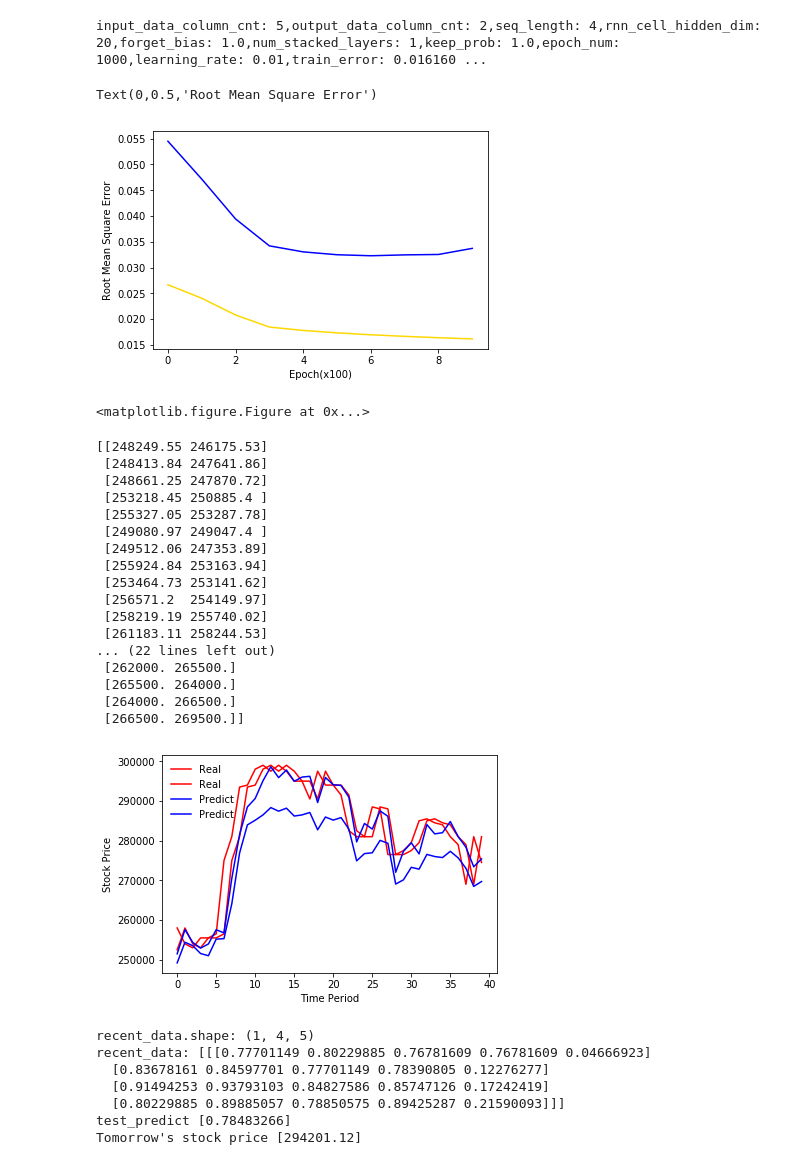
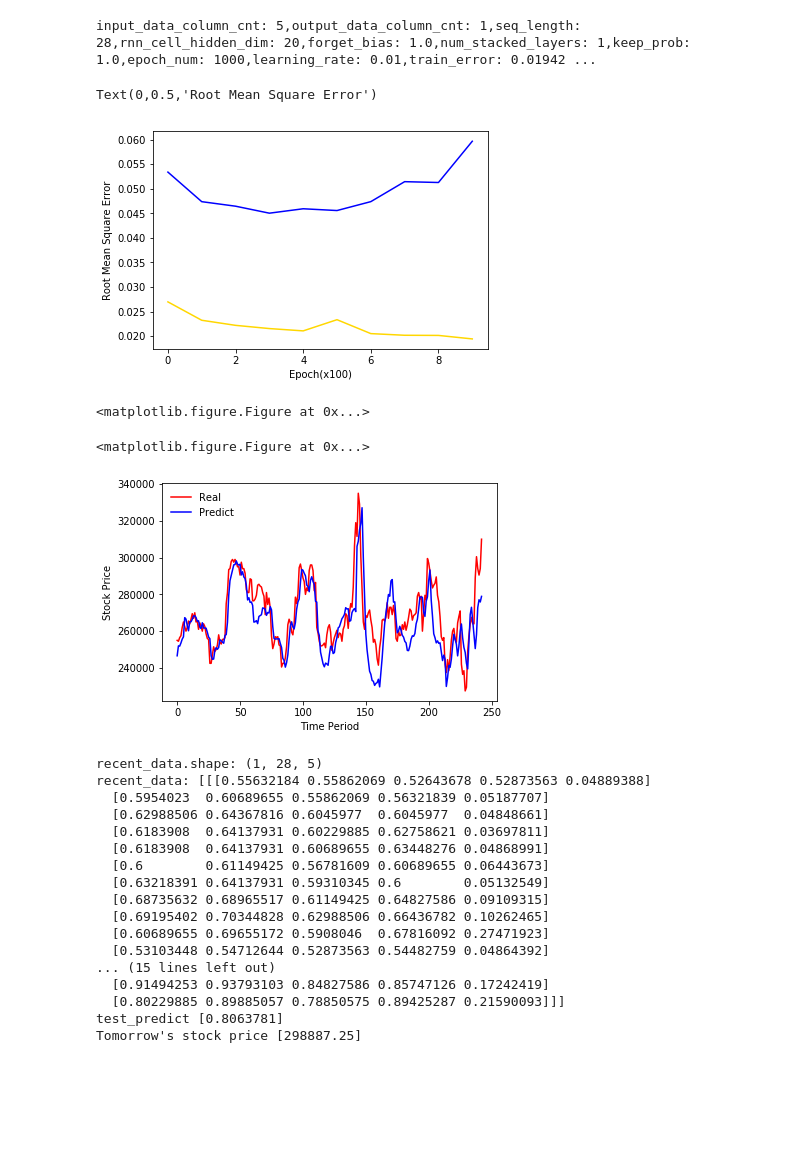
Before and after one commit to LeeKeon/AI, a Jupyter notebook: 2. SKKU/6.Project/1.testCode/1-7 Test Stock with sds bidirectional LSTM output 대신 state 2일예측.ipynb, the cells around one changed output. Saved outputs shown, nothing was run; the diff lists cells and outputs as text; code cells hidden in the pictures; blank space fills up the shorter version.

```diff
--- a/2. SKKU/6.Project/1.testCode/1-7 Test Stock with sds bidirectional LSTM output 대신 state 2일예측.ipynb
+++ b/2. SKKU/6.Project/1.testCode/1-7 Test Stock with sds bidirectional LSTM output 대신 state 2일예측.ipynb
@@ -10,10 +10,10 @@ os.environ['CUDA_VISIBLE_DEVICES'] = "2"
 
 # 하이퍼파라미터
 input_data_column_cnt = 5  # 입력데이터의 컬럼 개수(Variable 개수)
-output_data_column_cnt = 2 # 결과데이터의 컬럼 개수
+output_data_column_cnt = 1 # 결과데이터의 컬럼 개수
 
-predict_day = 2        # 예측하고자 하는 날짜
-seq_length = 4        # 1개 시퀀스의 길이(시계열데이터 입력 개수)
+predict_day = 2     # 예측하고자 하는 날짜
+seq_length = 28        # 1개 시퀀스의 길이(시계열데이터 입력 개수)
 rnn_cell_hidden_dim = 20   # 각 셀의 (hidden)출력 크기
 forget_bias = 1.0          # 망각편향(기본값 1.0)
 num_stacked_layers = 1     # stacked LSTM layers 개수
@@ -96,8 +96,8 @@ print("x[0]: ", x[0])    # x의 첫 값
 print("x[-1]: ", x[-1])  # x의 마지막 값
 print("="*100) # 화면상 구분용
 
-#y = x[:, [-2]] # 타켓은 주식 종가이다
-y = x[:,-2] # 타켓은 주식 종가이다
+y = x[:, [-2]] # 타켓은 주식 종가이다
+#y = x[:,-2] # 타켓은 주식 종가이다
 print("y.shape: ", y.shape)
 print("y[0]: ",y[0])     # y의 첫 값
 print("y[-1]: ",y[-1])   # y의 마지막 값
@@ -125,7 +125,7 @@ dataY = [] # 출력(타켓)으로 사용
 
 for i in range(0, len(y) - seq_length - predict_day):
     _x = x[i:i + seq_length]
-    _y = y[i + seq_length:i + seq_length + predict_day]
+    _y = y[i + seq_length + predict_day - 1]
     if i is 0:
         print(_x, "->", _y) # 첫번째 행만 출력해 봄
     #print(i + seq_length+predict_day)
@@ -160,17 +173,17 @@ testY.shape
 # 입력 X, 출력 Y를 생성한다
 X = tf.placeholder(tf.float32, [None, seq_length, input_data_column_cnt])
 print("X: ", X)
-Y = tf.placeholder(tf.float32, [None, 2])
+Y = tf.placeholder(tf.float32, [None, 1])
 print("Y: ", Y)
 
 W = tf.Variable(tf.random_normal([rnn_cell_hidden_dim, output_data_column_cnt]))
 b = tf.Variable(tf.random_normal([output_data_column_cnt]))
 
 # 검증용 측정지표를 산출하기 위한 targets, predictions를 생성한다
-targets = tf.placeholder(tf.float32, [None, 2])
+targets = tf.placeholder(tf.float32, [None, 1])
 print("targets: ", targets)
 
-predictions = tf.placeholder(tf.float32, [None, 2])
+predictions = tf.placeholder(tf.float32, [None, 1])
 print("predictions: ", predictions)
 
 # 모델(LSTM 네트워크) 생성
@@ -303,7 +316,7 @@ print(',train_error:', train_error_summary[-1], end='')
 print(',test_error:', test_error_summary[-1], end='')
 print(',min_test_error:', np.min(test_error_summary))
 # %% [output]
-input_data_column_cnt: 5,output_data_column_cnt: 2,seq_length: 4,rnn_cell_hidden_dim: 20,forget_bias: 1.0,num_stacked_layers: 1,keep_prob: 1.0,epoch_num: 1000,learning_rate: 0.01,train_error: 0.016160 ...
+input_data_column_cnt: 5,output_data_column_cnt: 1,seq_length: 28,rnn_cell_hidden_dim: 20,forget_bias: 1.0,num_stacked_layers: 1,keep_prob: 1.0,epoch_num: 1000,learning_rate: 0.01,train_error: 0.01942 ...
 # %%
 # 결과 그래프 출력
 
@@ -314,47 +327,28 @@ plt.xlabel('Epoch(x100)')
 plt.ylabel('Root Mean Square Error')
 # %% [output]
 Text(0,0.5,'Root Mean Square Error')
-[figure, old version]
+[figure, new version]
 # %%
 test_predict = sess.run(hypothesis, feed_dict={X: testX})
 #test_error = sess.run(rmse, feed_dict={targets: testY, predictions: test_predict})
 #test_error_summary.append(test_error)
 
 plt.figure(figsize=(20,5))
-#plt.figure()
+plt.figure()
 testY_ = reverse_min_max_scaling(price,testY)
 test_predict_ = reverse_min_max_scaling(price,test_predict)
 # %% [output]
 <matplotlib.figure.Figure at 0x...>
+<matplotlib.figure.Figure at 0x...>
 # %%
-print(test_predict_[1:20])
-print(testY_[1:20])
-
-plt.plot(testY_[40:80], color="red", label="Real")
-plt.plot(test_predict_[40:80], color="blue", label="Predict")
+plt.plot(testY_, color="red", label="Real")
+plt.plot(test_predict_, color="blue", label="Predict")
 plt.xlabel('Time Period')
 plt.ylabel('Stock Price')
 plt.legend(loc='upper left', frameon=False)
 plt.show()
 # %% [output]
-[[248249.55 246175.53]
- [248413.84 247641.86]
- [248661.25 247870.72]
- [253218.45 250885.4 ]
- [255327.05 253287.78]
- [249080.97 249047.4 ]
- [249512.06 247353.89]
- [255924.84 253163.94]
- [253464.73 253141.62]
- [256571.2  254149.97]
- [258219.19 255740.02]
- [261183.11 258244.53]
-... (22 lines left out)
- [262000. 265500.]
- [265500. 264000.]
- [264000. 266500.]
- [266500. 269500.]]
-[figure, old version]
+[figure, new version]
 # %%
 
 # sequence length만큼의 가장 최근 데이터를 슬라이싱한다
@@ -369,13 +363,23 @@ print("test_predict", test_predict[0])
 test_predict = reverse_min_max_scaling(price,test_predict) # 금액데이터 역정규화한다
 print("Tomorrow's stock price", test_predict[0]) # 예측한 주가를 출력한다
 # %% [output]
-recent_data.shape: (1, 4, 5)
-recent_data: [[[0.77701149 0.80229885 0.76781609 0.76781609 0.04666923]
-  [0.83678161 0.84597701 0.77701149 0.78390805 0.12276277]
+recent_data.shape: (1, 28, 5)
+recent_data: [[[0.55632184 0.55862069 0.52643678 0.52873563 0.04889388]
+  [0.5954023  0.60689655 0.55862069 0.56321839 0.05187707]
+  [0.62988506 0.64367816 0.6045977  0.6045977  0.04848661]
+  [0.6183908  0.64137931 0.60229885 0.62758621 0.03697811]
+  [0.6183908  0.64137931 0.60689655 0.63448276 0.04868991]
+  [0.6        0.61149425 0.56781609 0.60689655 0.06443673]
+  [0.63218391 0.64137931 0.59310345 0.6        0.05132549]
+  [0.68735632 0.68965517 0.61149425 0.64827586 0.09109315]
+  [0.69195402 0.70344828 0.62988506 0.66436782 0.10262465]
+  [0.60689655 0.69655172 0.5908046  0.67816092 0.27471923]
+  [0.53103448 0.54712644 0.52873563 0.54482759 0.04864392]
+... (15 lines left out)
   [0.91494253 0.93793103 0.84827586 0.85747126 0.17242419]
   [0.80229885 0.89885057 0.78850575 0.89425287 0.21590093]]]
-test_predict [0.78483266]
-Tomorrow's stock price [294201.12]
+test_predict [0.8063781]
+Tomorrow's stock price [298887.25]
 # %%
 test_predict_list = []
 for x in testX:
```
Also changed, not shown: parts of 7 cells of this notebook, 6 other files.
